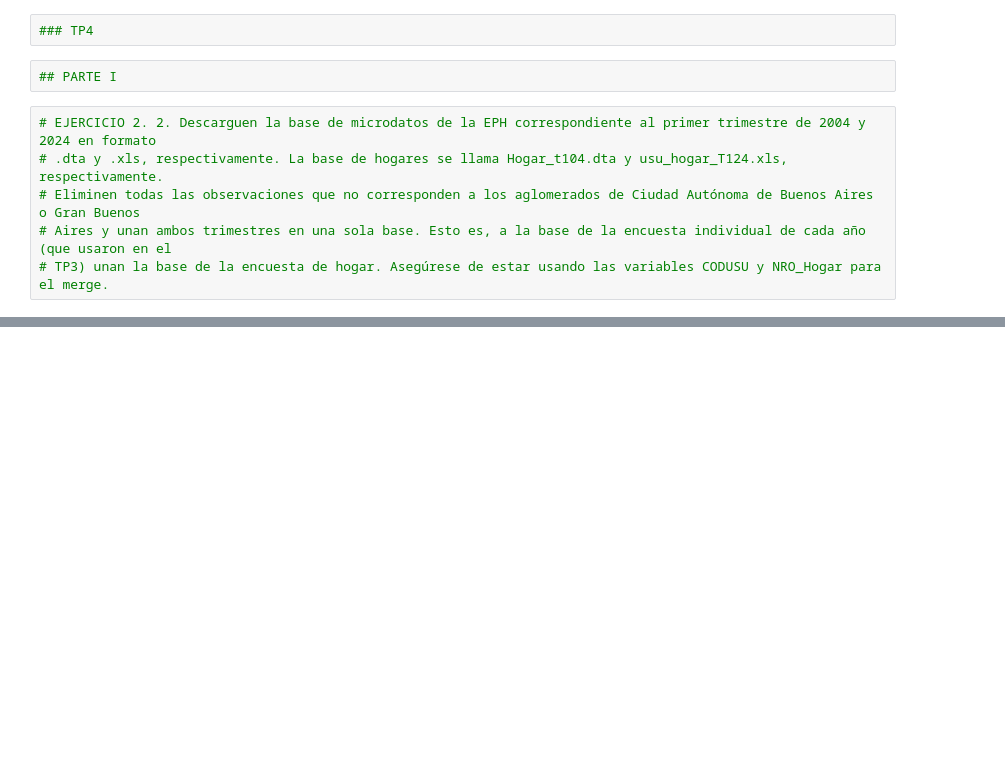
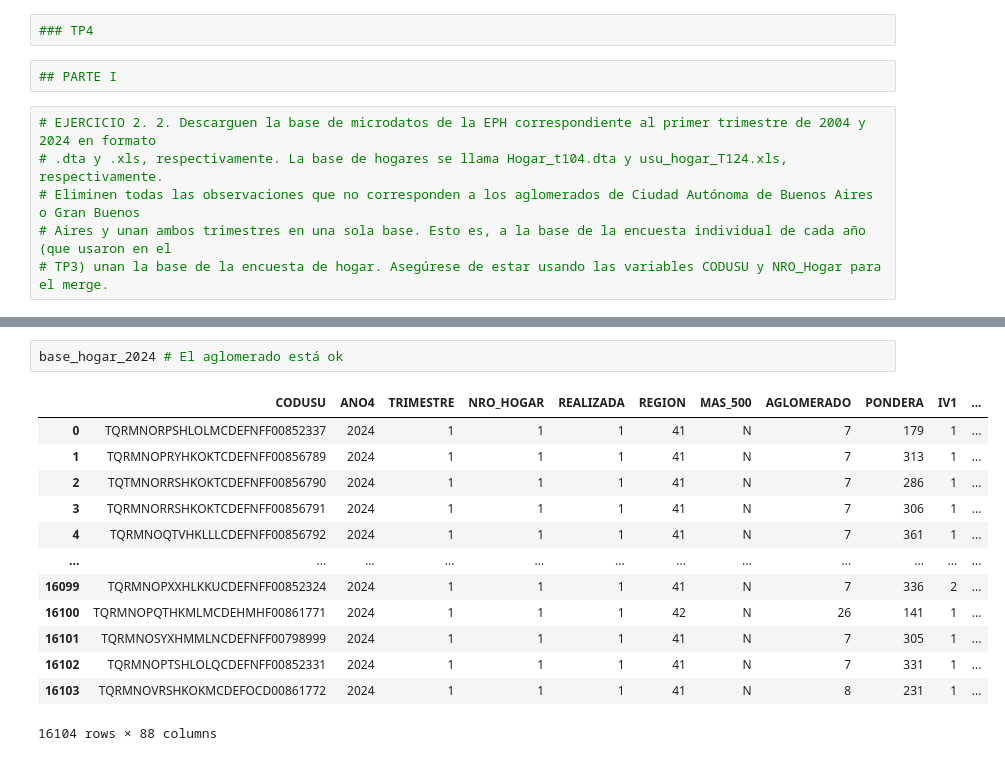
Before and after one commit to EPI-shi/CC408--T1-7-, a Jupyter notebook: TP4/TP4.ipynb, the cells around one changed output, grey strips where cells are left out. Cells and saved outputs as stored; diff of their text form; blank space fills up the shorter version.

```diff
--- a/TP4/TP4.ipynb
+++ b/TP4/TP4.ipynb
@@ -71,0 +38,16 @@ base_unificada.to_csv("base_unificada.csv", index=False)
+# %%
+base_hogar_2024 # El aglomerado está ok
+# %% [output]
+|  | CODUSU | ANO4 | TRIMESTRE | NRO_HOGAR | REALIZADA | REGION | MAS_500 | AGLOMERADO | PONDERA | IV1 | ... |
+| 0 | TQRMNORPSHLOLMCDEFNFF00852337 | 2024 | 1 | 1 | 1 | 41 | N | 7 | 179 | 1 | ... |
+| 1 | TQRMNOPRYHKOKTCDEFNFF00856789 | 2024 | 1 | 1 | 1 | 41 | N | 7 | 313 | 1 | ... |
+| 2 | TQTMNORRSHKOKTCDEFNFF00856790 | 2024 | 1 | 1 | 1 | 41 | N | 7 | 286 | 1 | ... |
+| 3 | TQRMNORRSHKOKTCDEFNFF00856791 | 2024 | 1 | 1 | 1 | 41 | N | 7 | 306 | 1 | ... |
+| 4 | TQRMNOQTVHKLLLCDEFNFF00856792 | 2024 | 1 | 1 | 1 | 41 | N | 7 | 361 | 1 | ... |
+| ... | ... | ... | ... | ... | ... | ... | ... | ... | ... | ... | ... |
+| 16099 | TQRMNOPXXHLKKUCDEFNFF00852324 | 2024 | 1 | 1 | 1 | 41 | N | 7 | 336 | 2 | ... |
+| 16100 | TQRMNOPQTHKMLMCDEHMHF00861771 | 2024 | 1 | 1 | 1 | 42 | N | 26 | 141 | 1 | ... |
+| 16101 | TQRMNOSYXHMMLNCDEFNFF00798999 | 2024 | 1 | 1 | 1 | 41 | N | 7 | 305 | 1 | ... |
+| 16102 | TQRMNOPTSHLOLQCDEFNFF00852331 | 2024 | 1 | 1 | 1 | 41 | N | 7 | 331 | 1 | ... |
+| 16103 | TQRMNOVRSHKOKMCDEFOCD00861772 | 2024 | 1 | 1 | 1 | 41 | N | 8 | 231 | 1 | ... |
+16104 rows × 88 columns
```
Also changed, not shown: parts of 40 cells of this notebook, 1 other file.
